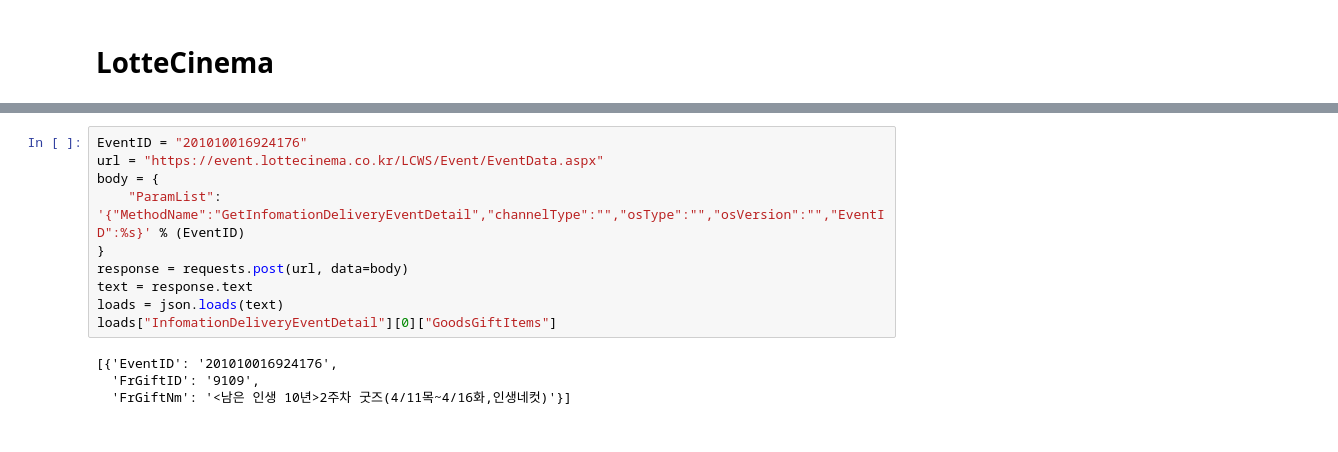
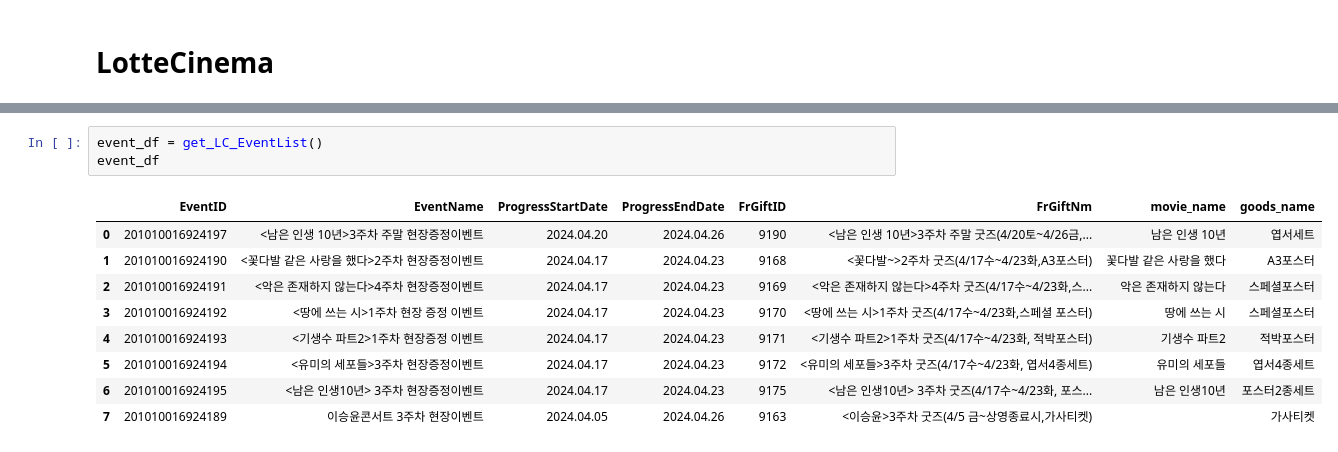
Before and after one commit to yu901/data_analysis, a Jupyter notebook: notebook/movie goods.ipynb, the cells around one changed output, grey strips where cells are left out. Drawn from its saved outputs; the diff is of its cells as text.

```diff
--- a/notebook/movie goods.ipynb
+++ b/notebook/movie goods.ipynb
@@ -256,14 +193,13 @@ loads["InfomationDeliveryEventDetail"][0]["GoodsGiftItems"]
-# %%
-EventID = "201010016924176"
-url = "https://event.lottecinema.co.kr/LCWS/Event/EventData.aspx"
-body = {
-    "ParamList": '{"MethodName":"GetInfomationDeliveryEventDetail","channelType":"","osType":"","osVersion":"","EventID":%s}' % (EventID)
-}
-response = requests.post(url, data=body)
-text = response.text
-loads = json.loads(text)
-loads["InfomationDeliveryEventDetail"][0]["GoodsGiftItems"]
-# %% [output]
-[{'EventID': '201010016924176',
-  'FrGiftID': '9109',
-  'FrGiftNm': '<남은 인생 10년>2주차 굿즈(4/11목~4/16화,인생네컷)'}]
+# %%
+event_df = get_LC_EventList()
+event_df
+# %% [output]
+|  | EventID | EventName | ProgressStartDate | ProgressEndDate | FrGiftID | FrGiftNm | movie_name | goods_name |
+| 0 | 201010016924197 | <남은 인생 10년>3주차 주말 현장증정이벤트 | 2024.04.20 | 2024.04.26 | 9190 | <남은 인생 10년>3주차 주말 굿즈(4/20토~4/26금,... | 남은 인생 10년 | 엽서세트 |
+| 1 | 201010016924190 | <꽃다발 같은 사랑을 했다>2주차 현장증정이벤트 | 2024.04.17 | 2024.04.23 | 9168 | <꽃다발~>2주차 굿즈(4/17수~4/23화,A3포스터) | 꽃다발 같은 사랑을 했다 | A3포스터 |
+| 2 | 201010016924191 | <악은 존재하지 않는다>4주차 현장증정이벤트 | 2024.04.17 | 2024.04.23 | 9169 | <악은 존재하지 않는다>4주차 굿즈(4/17수~4/23화,스... | 악은 존재하지 않는다 | 스페셜포스터 |
+| 3 | 201010016924192 | <땅에 쓰는 시>1주차 현장 증정 이벤트 | 2024.04.17 | 2024.04.23 | 9170 | <땅에 쓰는 시>1주차 굿즈(4/17수~4/23화,스페셜 포스터) | 땅에 쓰는 시 | 스페셜포스터 |
+| 4 | 201010016924193 | <기생수 파트2>1주차 현장증정 이벤트 | 2024.04.17 | 2024.04.23 | 9171 | <기생수 파트2>1주차 굿즈(4/17수~4/23화, 적박포스터) | 기생수 파트2 | 적박포스터 |
+| 5 | 201010016924194 | <유미의 세포들>3주차 현장증정이벤트 | 2024.04.17 | 2024.04.23 | 9172 | <유미의 세포들>3주차 굿즈(4/17수~4/23화, 엽서4종세트) | 유미의 세포들 | 엽서4종세트 |
+| 6 | 201010016924195 | <남은 인생10년> 3주차 현장증정이벤트 | 2024.04.17 | 2024.04.23 | 9175 | <남은 인생10년> 3주차 굿즈(4/17수~4/23화, 포스... | 남은 인생10년 | 포스터2종세트 |
+| 7 | 201010016924189 | 이승윤콘서트 3주차 현장이벤트 | 2024.04.05 | 2024.04.26 | 9163 | <이승윤>3주차 굿즈(4/5 금~상영종료시,가사티켓) |  | 가사티켓 |
```
Also changed, not shown: parts of 15 cells of this notebook.
